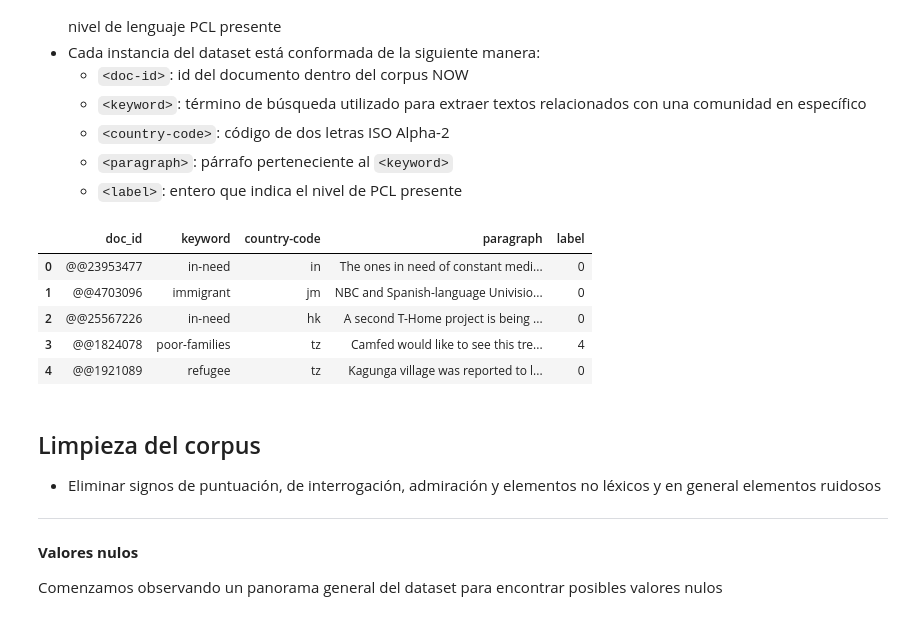
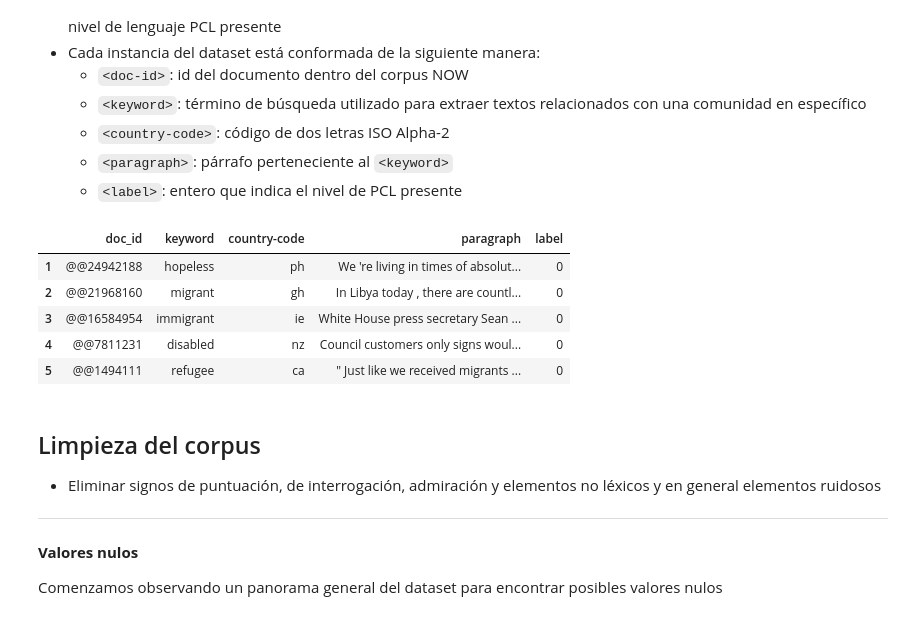
Before and after one commit to nestorivanmo/computer-engineering, a Jupyter notebook: fall-21/PLN/labs/Lab1-BPE-Algorithm/lab-1-bpe-algorithm.ipynb, the cells around one changed output. Drawn from its saved outputs; the diff is of its cells as text; code cells hidden in the pictures.

```diff
--- a/fall-21/PLN/labs/Lab1-BPE-Algorithm/lab-1-bpe-algorithm.ipynb
+++ b/fall-21/PLN/labs/Lab1-BPE-Algorithm/lab-1-bpe-algorithm.ipynb
@@ -46,19 +46,19 @@ from nltk.corpus import stopwords
 
 import pandas as pd
 # %%
-path = "../dontpatronizeme_v1.3/dontpatronizeme_pcl.tsv"
+path = "../dontpatronizeme_v1.4/dontpatronizeme_pcl.tsv"
 
 cols = ["doc_id", "keyword", "country-code", "paragraph", "label"]
 df = pd.read_csv(path, sep='\t', skiprows=4, names=cols)
 
 df.head()
 # %% [output]
 |  | doc_id | keyword | country-code | paragraph | label |
-| 0 | @@23953477 | in-need | in | The ones in need of constant medi... | 0 |
-| 1 | @@4703096 | immigrant | jm | NBC and Spanish-language Univisio... | 0 |
-| 2 | @@25567226 | in-need | hk | A second T-Home project is being ... | 0 |
-| 3 | @@1824078 | poor-families | tz | Camfed would like to see this tre... | 4 |
-| 4 | @@1921089 | refugee | tz | Kagunga village was reported to l... | 0 |
+| 1 | @@24942188 | hopeless | ph | We 're living in times of absolut... | 0 |
+| 2 | @@21968160 | migrant | gh | In Libya today , there are countl... | 0 |
+| 3 | @@16584954 | immigrant | ie | White House press secretary Sean ... | 0 |
+| 4 | @@7811231 | disabled | nz | Council customers only signs woul... | 0 |
+| 5 | @@1494111 | refugee | ca | " Just like we received migrants ... | 0 |
 # %% [markdown]
 ## Limpieza del corpus
 
```
Also changed, not shown: parts of 6 cells of this notebook, 4 other files.
